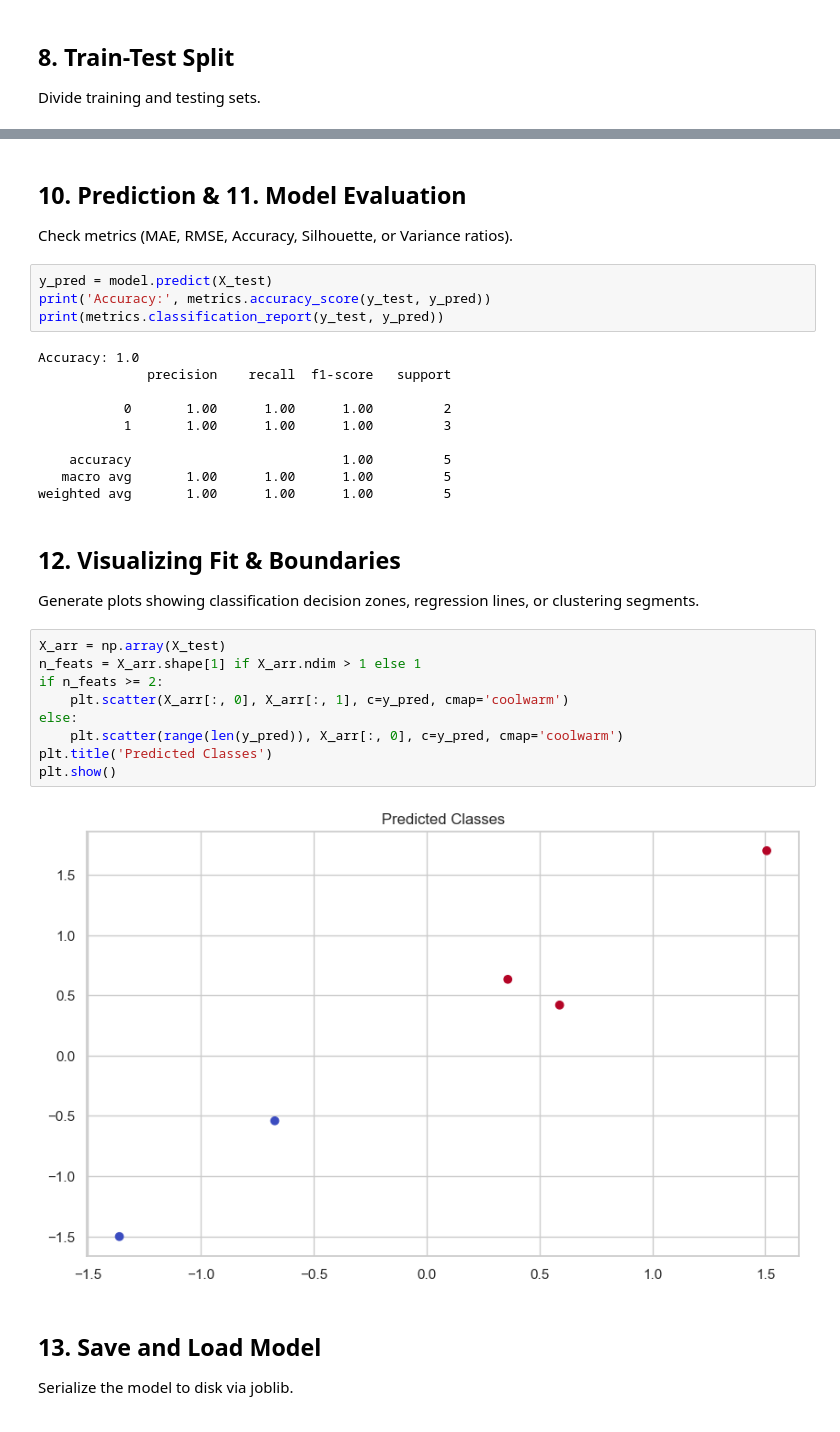
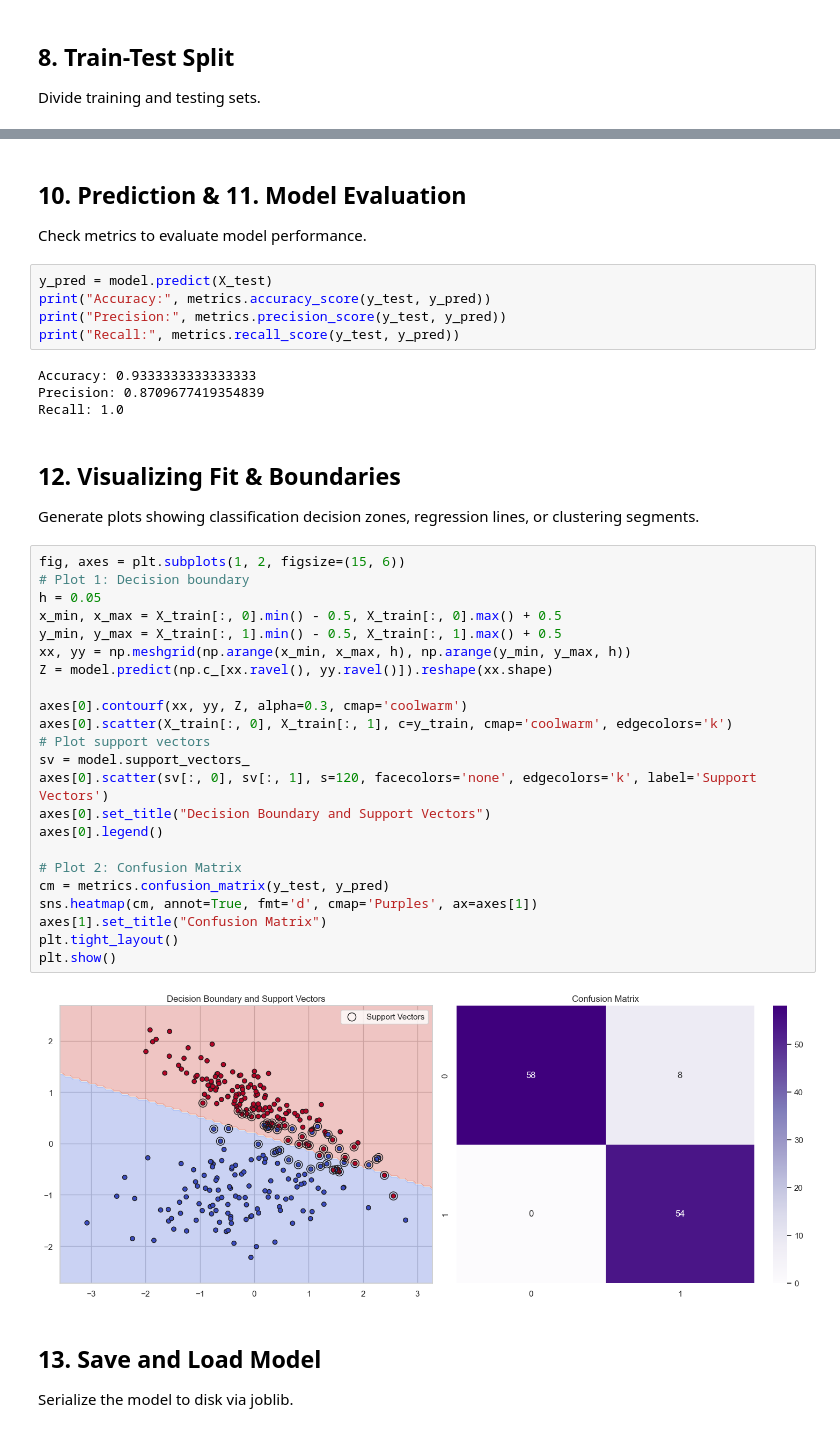
Before and after one commit to JiveshCodes/Machine-Learning-Practice, a Jupyter notebook: 08_SVM/SVM.ipynb, the cells around one changed output, grey strips where cells are left out. Drawn from its saved outputs; the diff is of its cells as text.

```diff
--- a/08_SVM/SVM.ipynb
+++ b/08_SVM/SVM.ipynb
@@ -129,36 +141,45 @@ SVC(kernel='linear', probability=True, random_state=42)
 # %% [markdown]
 ## 10. Prediction & 11. Model Evaluation
 
-Check metrics (MAE, RMSE, Accuracy, Silhouette, or Variance ratios).
+Check metrics to evaluate model performance.
 # %%
 y_pred = model.predict(X_test)
-print('Accuracy:', metrics.accuracy_score(y_test, y_pred))
-print(metrics.classification_report(y_test, y_pred))
+print("Accuracy:", metrics.accuracy_score(y_test, y_pred))
+print("Precision:", metrics.precision_score(y_test, y_pred))
+print("Recall:", metrics.recall_score(y_test, y_pred))
 # %% [output]
-Accuracy: 1.0
-              precision    recall  f1-score   support
-
-           0       1.00      1.00      1.00         2
-           1       1.00      1.00      1.00         3
-
-    accuracy                           1.00         5
-   macro avg       1.00      1.00      1.00         5
-weighted avg       1.00      1.00      1.00         5
+Accuracy: 0.9333333333333333
+Precision: 0.8709677419354839
+Recall: 1.0
 # %% [markdown]
 ## 12. Visualizing Fit & Boundaries
 
 Generate plots showing classification decision zones, regression lines, or clustering segments.
-# %%
-X_arr = np.array(X_test)
-n_feats = X_arr.shape[1] if X_arr.ndim > 1 else 1
-if n_feats >= 2:
-    plt.scatter(X_arr[:, 0], X_arr[:, 1], c=y_pred, cmap='coolwarm')
-else:
-    plt.scatter(range(len(y_pred)), X_arr[:, 0], c=y_pred, cmap='coolwarm')
-plt.title('Predicted Classes')
-plt.show()
-# %% [output]
-[figure, removed]
+# %%
+fig, axes = plt.subplots(1, 2, figsize=(15, 6))
+# Plot 1: Decision boundary
+h = 0.05
+x_min, x_max = X_train[:, 0].min() - 0.5, X_train[:, 0].max() + 0.5
+y_min, y_max = X_train[:, 1].min() - 0.5, X_train[:, 1].max() + 0.5
+xx, yy = np.meshgrid(np.arange(x_min, x_max, h), np.arange(y_min, y_max, h))
+Z = model.predict(np.c_[xx.ravel(), yy.ravel()]).reshape(xx.shape)
+
+axes[0].contourf(xx, yy, Z, alpha=0.3, cmap='coolwarm')
+axes[0].scatter(X_train[:, 0], X_train[:, 1], c=y_train, cmap='coolwarm', edgecolors='k')
+# Plot support vectors
+sv = model.support_vectors_
+axes[0].scatter(sv[:, 0], sv[:, 1], s=120, facecolors='none', edgecolors='k', label='Support Vectors')
+axes[0].set_title("Decision Boundary and Support Vectors")
+axes[0].legend()
+
+# Plot 2: Confusion Matrix
+cm = metrics.confusion_matrix(y_test, y_pred)
+sns.heatmap(cm, annot=True, fmt='d', cmap='Purples', ax=axes[1])
+axes[1].set_title("Confusion Matrix")
+plt.tight_layout()
+plt.show()
+# %% [output]
+[figure, added]
 # %% [markdown]
 ## 13. Save and Load Model
 
```
Also changed, not shown: parts of 25 cells of this notebook, 32 other files.
